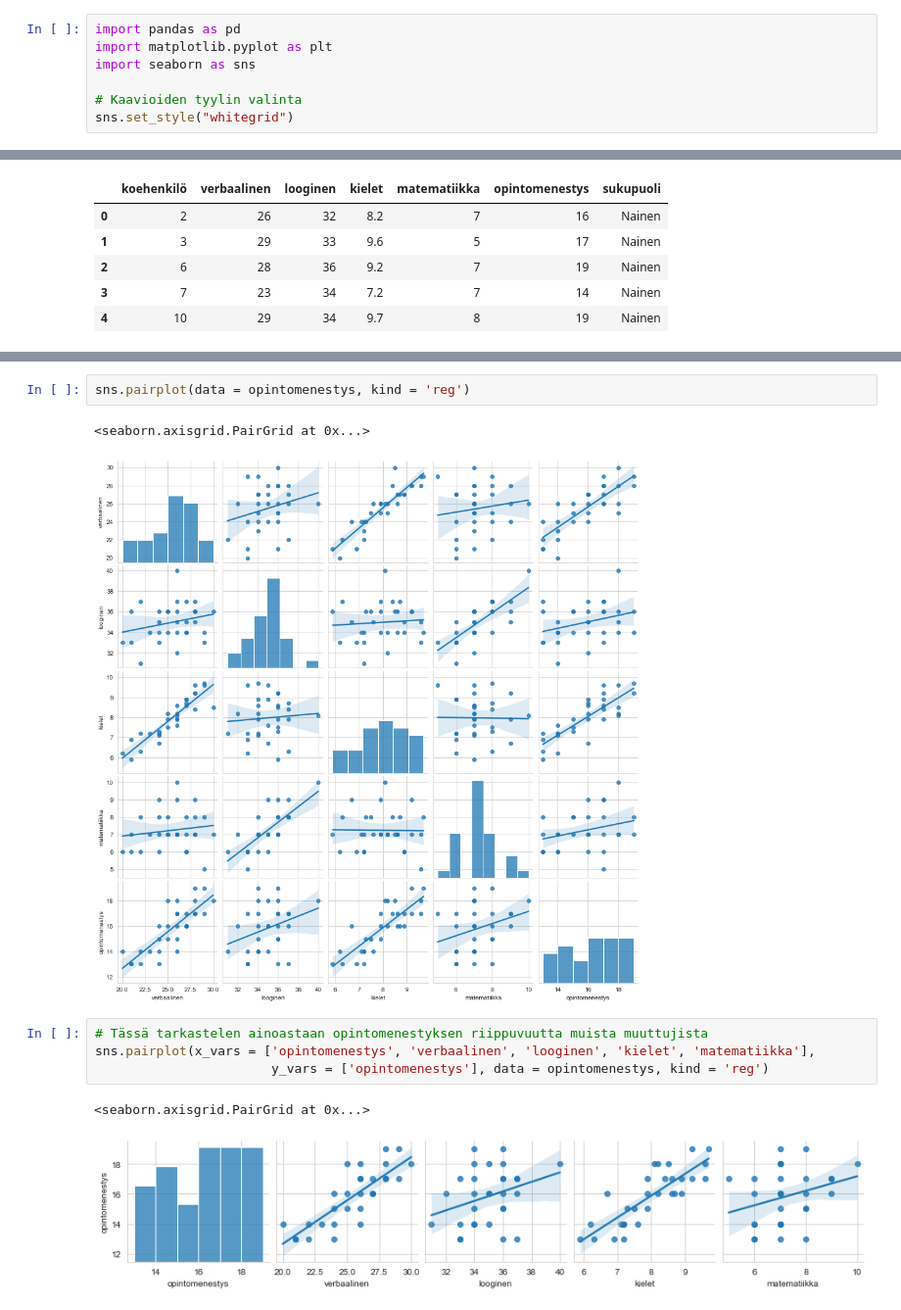
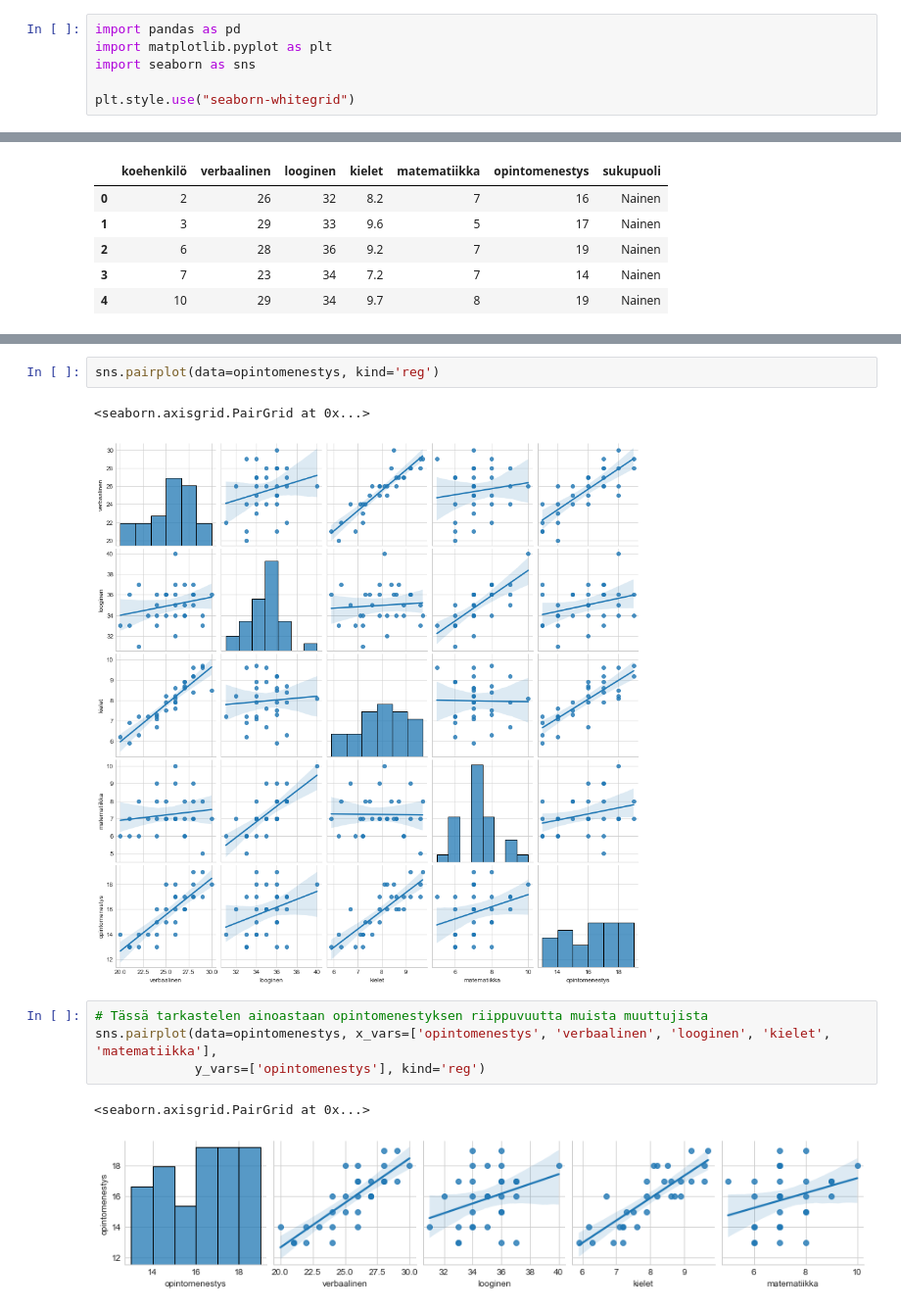
Before and after one commit to taanila/kaaviot, a Jupyter notebook: seaborn.ipynb, the cells around one changed output, grey strips where cells are left out. Shown at 98% size. Cells and saved outputs as stored; diff of their text form.

Commit message:
Seaborn esimerkkejä

```diff
--- a/seaborn.ipynb
+++ b/seaborn.ipynb
@@ -35,8 +35,7 @@ import pandas as pd
 import matplotlib.pyplot as plt
 import seaborn as sns
 
-# Kaavioiden tyylin valinta
-sns.set_style("whitegrid")
+plt.style.use("seaborn-whitegrid")
 # %%
 # Esimerkkidata ravintolaseurueiden tipeistä
 tips = sns.load_dataset('tips')
@@ -342,16 +296,16 @@ Esittää hajontakaaviot kaikille numeerisille muuttujille.
 
 https://seaborn.pydata.org/generated/seaborn.pairplot.html
 # %%
-sns.pairplot(data = opintomenestys, kind = 'reg')
+sns.pairplot(data=opintomenestys, kind='reg')
 # %% [output]
 <seaborn.axisgrid.PairGrid at 0x...>
-[figure, old version]
+[figure, new version]
 # %%
 # Tässä tarkastelen ainoastaan opintomenestyksen riippuvuutta muista muuttujista
-sns.pairplot(x_vars = ['opintomenestys', 'verbaalinen', 'looginen', 'kielet', 'matematiikka'],
-                       y_vars = ['opintomenestys'], data = opintomenestys, kind = 'reg')
+sns.pairplot(data=opintomenestys, x_vars=['opintomenestys', 'verbaalinen', 'looginen', 'kielet', 'matematiikka'],
+             y_vars=['opintomenestys'], kind='reg')
 # %% [output]
 <seaborn.axisgrid.PairGrid at 0x...>
-[figure, old version]
+[figure, new version]
 # %%
 # Tässä teen värierottelun sukupuolen mukaan
```
Also changed, not shown: parts of 62 cells of this notebook.
